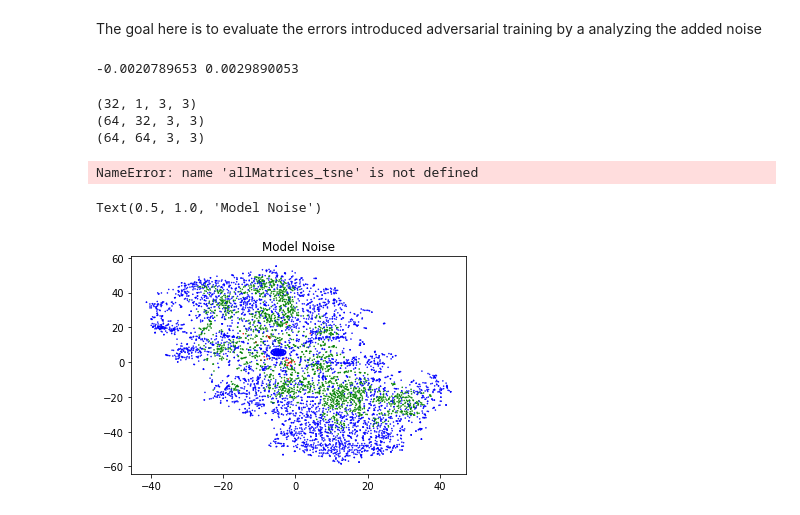
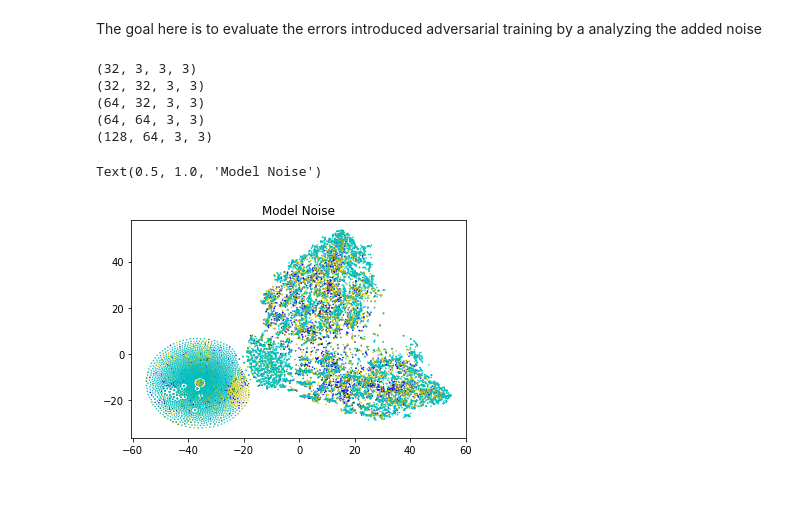
Before and after one commit to vorzawk/mdlAttack, a Jupyter notebook: mdlAttack_tsnePatterns.ipynb, the cells around one changed output. Saved outputs shown, nothing was run; the diff lists cells and outputs as text; code cells hidden in the pictures.

```diff
--- a/mdlAttack_tsnePatterns.ipynb
+++ b/mdlAttack_tsnePatterns.ipynb
@@ -31,49 +31,55 @@ def measure_noise(origValues, modifiedValues):
         errorArr = origArr - modifiedArr
         noiseValues.append(errorArr)
     return noiseValues
-# %%
-# mnist images are grayscale, so the depth is 1. In cifar10, depth is 3.
-# The first 5 layers are convolutional layers in case of cifar10 while
-# only the first 3 are in case of mnist.
-if origWeights[0].shape[2] == 1:
-    numConvLayers = 3
-else:
-    numConvLayers = 5
-modelNoise = measure_noise(origWeights[:numConvLayers], modifiedWeights)
-convNoise = modelNoise[:numConvLayers]
-min_noise, max_noise = compute_minAndMax(convNoise)
-print(min_noise, max_noise)
-# %% [output]
--0.0020789653 0.0029890053
+# %%
+def compute_Tsne(noise):
+    """ Computes the t-SNE embedding corresponding to noise. noise is expected to be an nd-array representing
+    the noise values in the convolutional filters of the CNN. The function converts the kernels in the convolutional
+    layers into 9*1 vectors and embeds them into a 2D space using t-SNE """
+    noiseVectors = []
+    for layer in noise:
+        # Each conv layer contains a kernel of 3*3 dimensions and varying depth.
+        for kernel in layer.T:
+            # Each kernel can be split up into 3*3 matrices.
+            for matrix in kernel:
+                # The matrices are flattened into 9*1 vectors and appended to the list.
+                noiseVectors.append(matrix.flatten())
+    noiseTsne = TSNE(n_components=2, perplexity=100, n_iter=1200).fit_transform(noiseVectors)
+    return noiseTsne
+# %%
+# The CNN for MNIST and the CNN for CIFAR-10, both have convolutional layers followed by a dense layer and then
+# a softmax layer. So, the number of conv layers is 2 less than the total number of layers.
+numConvLayers = len(origWeights) - 2
+modelNoise = measure_noise(origWeights, modifiedWeights)
+modelNoiseConvLayers = modelNoise[:numConvLayers]
 # %%
-for layer in convNoise:
+for layer in modelNoiseConvLayers:
     print(layer.T.shape)
-allMatrices = []
 colors = []
 if numConvLayers == 3:
-    color = ['r', 'g', 'b']
+    palette = ['r', 'g', 'b']
 else:
-    color = ['r', 'g', 'b', 'y', 'c']
+    palette = ['r', 'g', 'b', 'y', 'c']
 
-for layer,c in zip(convNoise,color):
-    for filter in layer.T:
-        for matrix in filter:
-            allMatrices.append(matrix.flatten())
+# Create a array of colors representing the layers to which the various 9*1 vectors belong to.
+for layer,c in zip(modelNoiseConvLayers, palette):
+    for kernel in layer.T:
+        for matrix in kernel:
             colors.append(c)
-allMatrices_tsne = TSNE(n_components=2, perplexity=100, n_iter=1200).fit_transform(allMatrices)
-print(allMatrices_tsne.shape)
 # %% [output]
-(32, 1, 3, 3)
+(32, 3, 3, 3)
+(32, 32, 3, 3)
 (64, 32, 3, 3)
 (64, 64, 3, 3)
+(128, 64, 3, 3)
-NameError: name 'allMatrices_tsne' is not defined
+# %%
+modelNoiseTsne = compute_Tsne(modelNoiseConvLayers)
 # %%
-allMatrices_x, allMatrices_y = allMatrices_tsne.T
-#plt.figure(figsize=(20,20))
-plt.scatter(allMatrices_x, allMatrices_y, s=0.3, c=colors)
+modelNoise_x, modelNoise_y = modelNoiseTsne.T
+plt.scatter(modelNoise_x, modelNoise_y, s=0.3, c=colors)
 plt.title('Model Noise')
 # %% [output]
 Text(0.5, 1.0, 'Model Noise')
-[figure, old version]
+[figure, new version]
 # %%
 # Code to isolate the circular pattern from the plot
```
Also changed, not shown: parts of 18 cells of this notebook.
